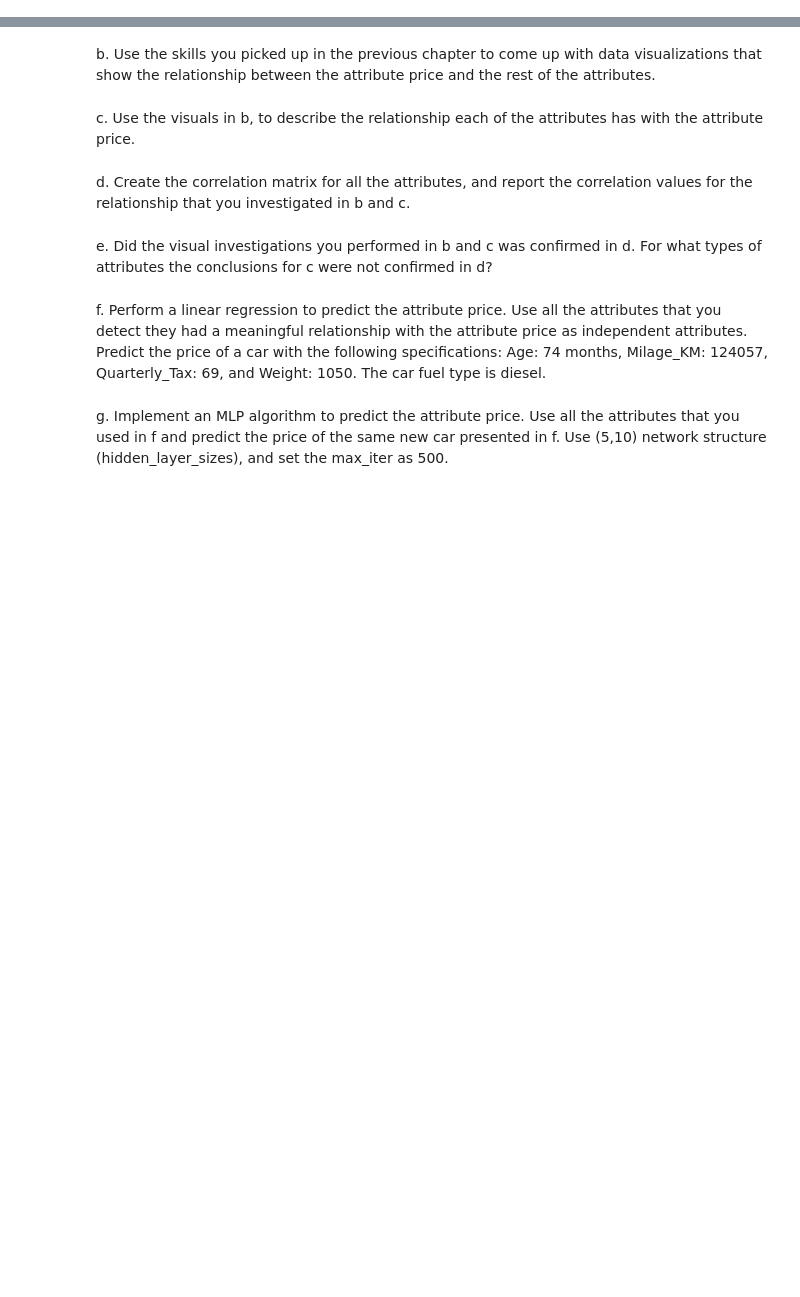
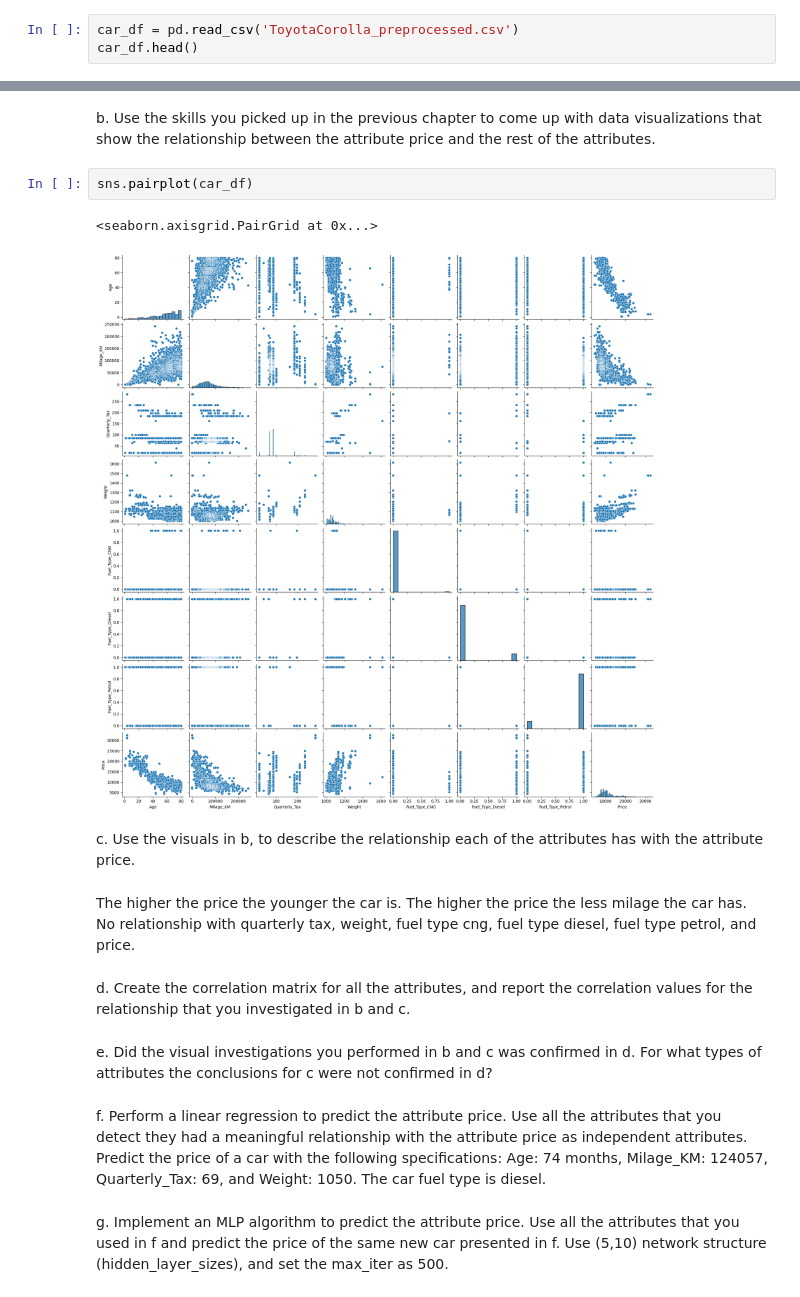
Before and after one commit to ColeDM-2020/Hands-On-Data-INST-447, a Jupyter notebook: Lab 4/wks04_analysis.ipynb, the cells around one changed output, grey strips where cells are left out. Saved outputs shown, nothing was run; the diff lists cells and outputs as text; blank space fills up the shorter version.

```diff
--- a/Lab 4/wks04_analysis.ipynb
+++ b/Lab 4/wks04_analysis.ipynb
@@ -13,3 +19,6 @@ Chapter 06 covers predictive modeling using forecasting, linear regression, and
 2. In this exercise, we will be using ToyotaCorolla_preprocessed.csv. This dataset has the following columns: Age, Milage_KM, Quarterly_Tax, Weight, 	Fuel_Type_CNG, Fuel_Type_Diesel, Fuel_Type_Petrol, and Price. Each data object in this dataset is a used Toyota Corolla car. We would like to use this dataset to predict the price of used Toyota Corolla cars.
 # %% [markdown]
 a. Read the data into the pandas DataFrame car_df
+# %%
+car_df = pd.read_csv('ToyotaCorolla_preprocessed.csv')
+car_df.head()
@@ -16,7 +32,14 @@ a. Read the data into the pandas DataFrame car_df
 # %% [markdown]
 b. Use the skills you picked up in the previous chapter to come up with data visualizations that show the relationship between the attribute price and the rest of the attributes.
+# %%
+sns.pairplot(car_df)
+# %% [output]
+<seaborn.axisgrid.PairGrid at 0x...>
+[figure, added]
 # %% [markdown]
 c. Use the visuals in b, to describe the relationship each of the attributes has with the attribute price.
+# %% [markdown]
+The higher the price the younger the car is. The higher the price the less milage the car has. No relationship with quarterly tax, weight, fuel type cng, fuel type diesel, fuel type petrol, and price.
 # %% [markdown]
 d. Create the correlation matrix for all the attributes, and report the correlation values for the relationship that you investigated in b and c.
 # %% [markdown]
```
Also changed, not shown: parts of 2 cells of this notebook, 1 other file.
